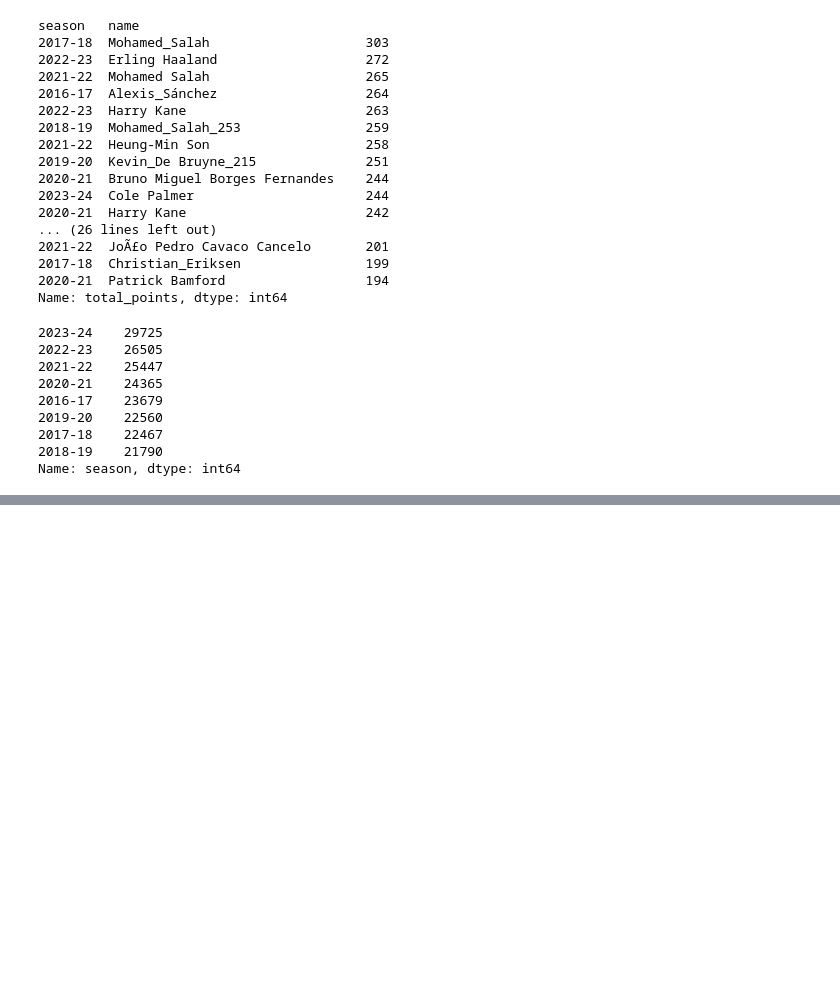
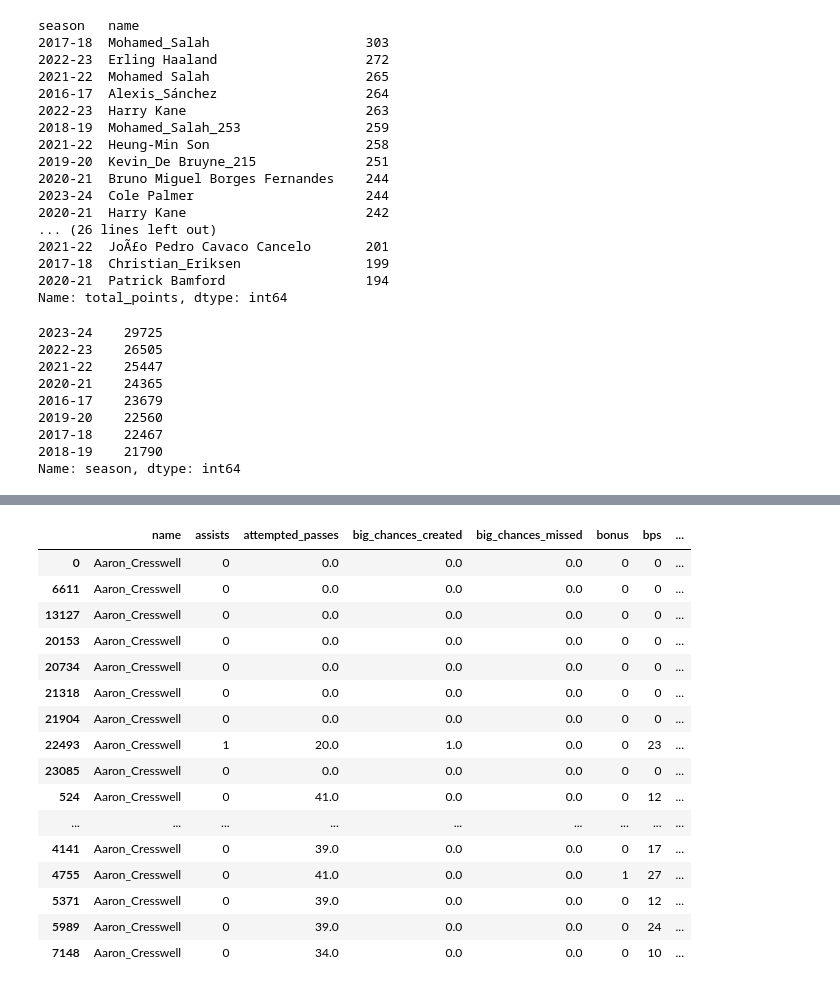
Before and after one commit to znader1/FPL, a Jupyter notebook: Notebooks/EDA_2025.ipynb, the cells around one changed output, grey strips where cells are left out. Drawn from its saved outputs; the diff is of its cells as text; code cells hidden in the pictures; blank space fills up the shorter version.

```diff
--- a/Notebooks/EDA_2025.ipynb
+++ b/Notebooks/EDA_2025.ipynb
@@ -10,7 +10,11 @@
 # %%
 import sys
 import os
+import pandas as pd
 import matplotlib as plt
+# Prevent truncation of columns in notebook
+pd.set_option('display.max_columns', None)
+pd.set_option('display.width', 1000)
 
 # Go up to the project root (assuming you're in /notebooks)
 project_root = os.path.abspath(os.path.join(os.path.dirname(os.getcwd()), '.'))
@@ -178,0 +160,41 @@ ValueError: No odds data loaded. Check your paths and network connection.
+# %%
+def calculate_rolling_average(df, column, window=3):
+    """
+    Calculate rolling averages for a specified column over the past `window` gameweeks.
+
+    Parameters:
+    df (pd.DataFrame): The input dataframe containing gameweek data.
+    column (str): The column name for which to calculate the rolling average.
+    window (int): The rolling window size (default is 3).
+
+    Returns:
+    pd.DataFrame: DataFrame with an additional column for rolling averages.
+    """
+    df = df.sort_values(by=['season', 'name', 'GW'])  # Ensure proper sorting
+    df[f'{column}_rolling_avg'] = (
+        df.groupby(['season', 'name'])[column]
+        .transform(lambda x: x.rolling(window, min_periods=1).mean())
+    )
+    return df
+# %%
+# Example usage:
+df = calculate_rolling_average(df, 'total_points', window=3)
+df.head(20)
+# %% [output]
+|  | name | assists | attempted_passes | big_chances_created | big_chances_missed | bonus | bps | ... |
+| 0 | Aaron_Cresswell | 0 | 0.0 | 0.0 | 0.0 | 0 | 0 | ... |
+| 6611 | Aaron_Cresswell | 0 | 0.0 | 0.0 | 0.0 | 0 | 0 | ... |
+| 13127 | Aaron_Cresswell | 0 | 0.0 | 0.0 | 0.0 | 0 | 0 | ... |
+| 20153 | Aaron_Cresswell | 0 | 0.0 | 0.0 | 0.0 | 0 | 0 | ... |
+| 20734 | Aaron_Cresswell | 0 | 0.0 | 0.0 | 0.0 | 0 | 0 | ... |
+| 21318 | Aaron_Cresswell | 0 | 0.0 | 0.0 | 0.0 | 0 | 0 | ... |
+| 21904 | Aaron_Cresswell | 0 | 0.0 | 0.0 | 0.0 | 0 | 0 | ... |
+| 22493 | Aaron_Cresswell | 1 | 20.0 | 1.0 | 0.0 | 0 | 23 | ... |
+| 23085 | Aaron_Cresswell | 0 | 0.0 | 0.0 | 0.0 | 0 | 0 | ... |
+| 524 | Aaron_Cresswell | 0 | 41.0 | 0.0 | 0.0 | 0 | 12 | ... |
+| ... | ... | ... | ... | ... | ... | ... | ... | ... |
+| 4141 | Aaron_Cresswell | 0 | 39.0 | 0.0 | 0.0 | 0 | 17 | ... |
+| 4755 | Aaron_Cresswell | 0 | 41.0 | 0.0 | 0.0 | 1 | 27 | ... |
+| 5371 | Aaron_Cresswell | 0 | 39.0 | 0.0 | 0.0 | 0 | 12 | ... |
+| 5989 | Aaron_Cresswell | 0 | 39.0 | 0.0 | 0.0 | 0 | 24 | ... |
+| 7148 | Aaron_Cresswell | 0 | 34.0 | 0.0 | 0.0 | 0 | 10 | ... |
```
Also changed, not shown: parts of 15 cells of this notebook, 4 other files.
